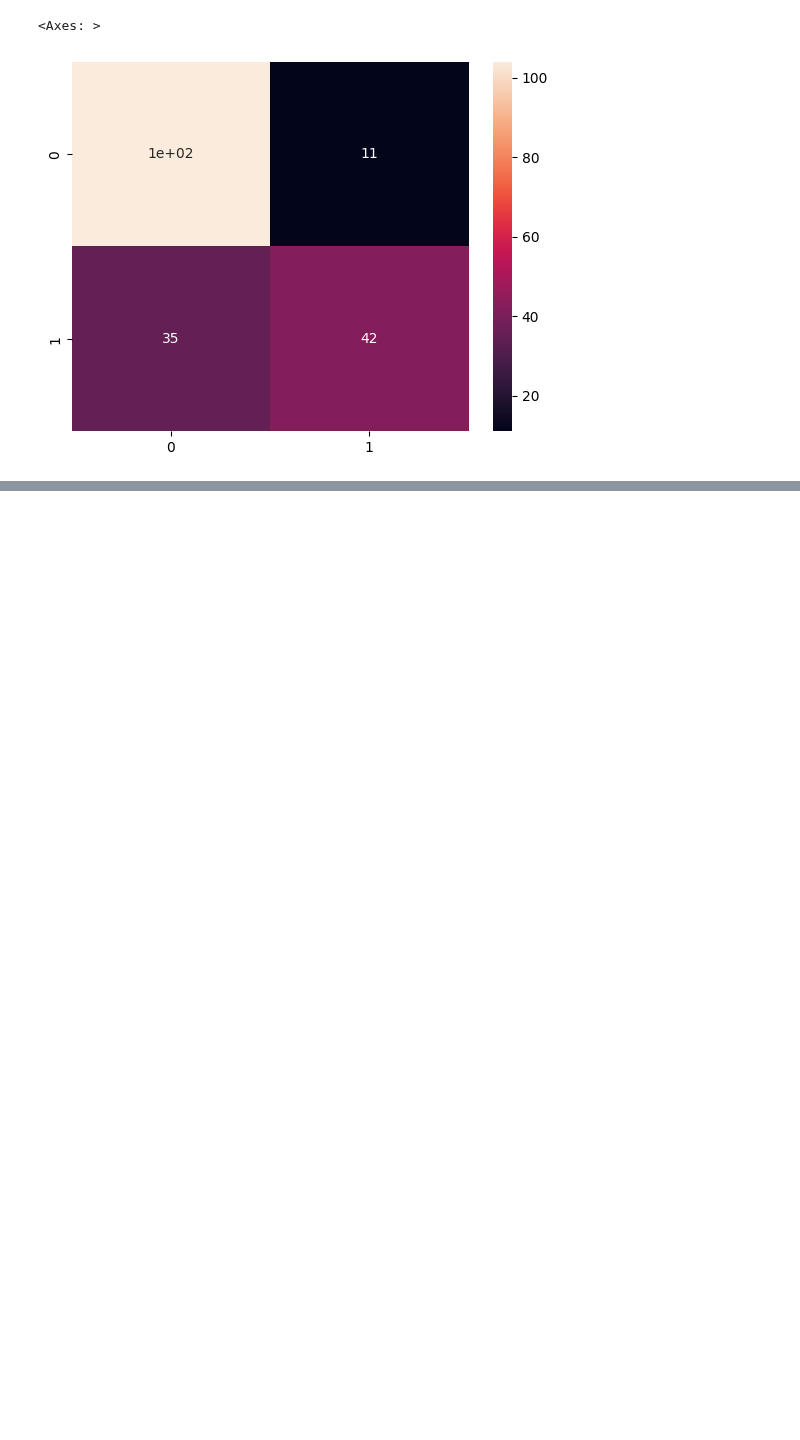
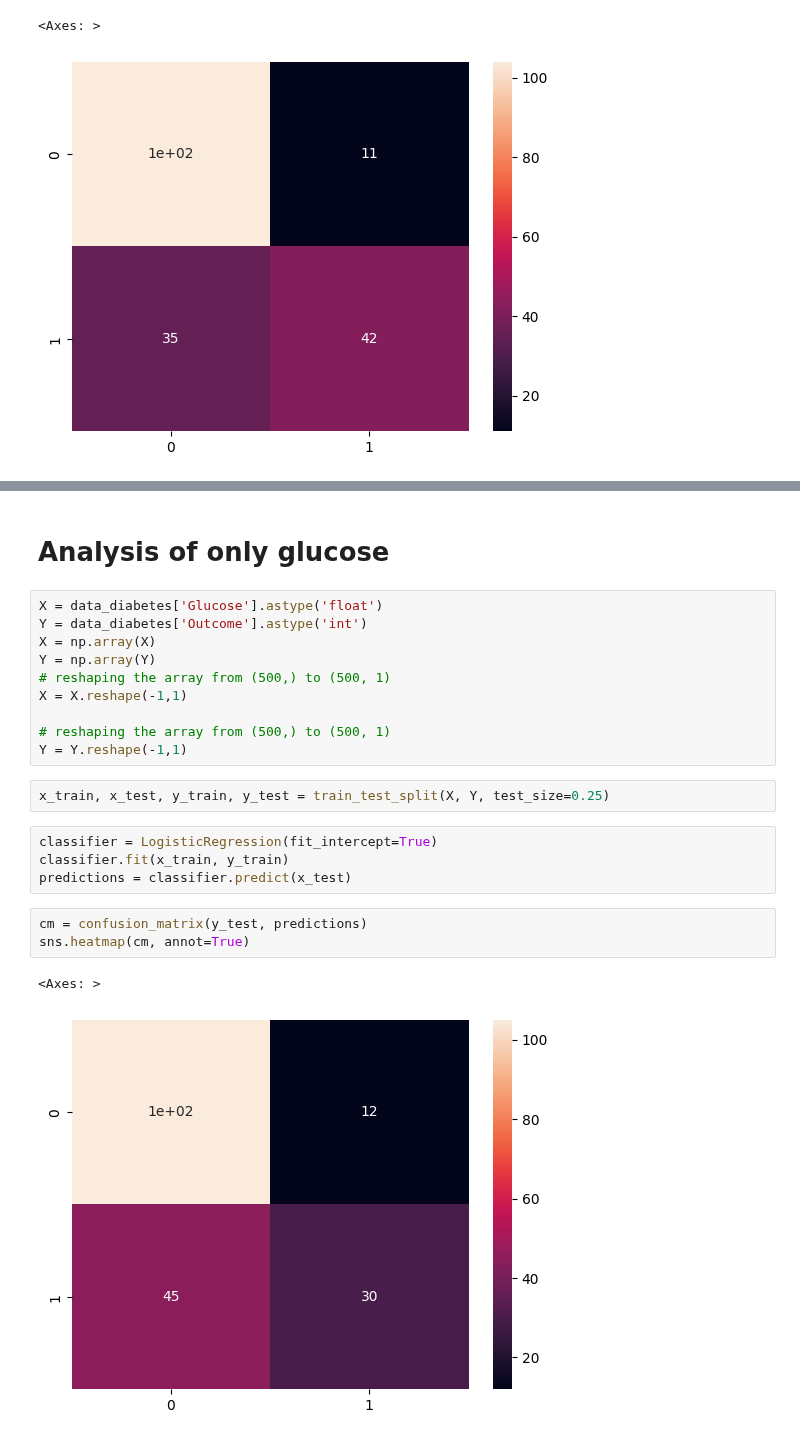
Before and after one commit to miguelestradam3/logistic_regression_with_smote, a Jupyter notebook: LoanDefaultPrediction.ipynb, the cells around one changed output, grey strips where cells are left out. Saved outputs shown, nothing was run; the diff lists cells and outputs as text; blank space fills up the shorter version.

Commit message:
Adding analysis

```diff
--- a/LoanDefaultPrediction.ipynb
+++ b/LoanDefaultPrediction.ipynb
@@ -98,2 +98,26 @@ print(accuracy_score(y_test, predictions))
 # %% [output]
 0.7604166666666666
+# %% [markdown]
+# Analysis of only glucose
+# %%
+X = data_diabetes['Glucose'].astype('float')
+Y = data_diabetes['Outcome'].astype('int')
+X = np.array(X)
+Y = np.array(Y)
+# reshaping the array from (500,) to (500, 1)
+X = X.reshape(-1,1)
+
+# reshaping the array from (500,) to (500, 1)
+Y = Y.reshape(-1,1)
+# %%
+x_train, x_test, y_train, y_test = train_test_split(X, Y, test_size=0.25)
+# %%
+classifier = LogisticRegression(fit_intercept=True)
+classifier.fit(x_train, y_train)
+predictions = classifier.predict(x_test)
+# %%
+cm = confusion_matrix(y_test, predictions)
+sns.heatmap(cm, annot=True)
+# %% [output]
+<Axes: >
+[figure, added]
```
Also changed, not shown: parts of 11 cells of this notebook.
